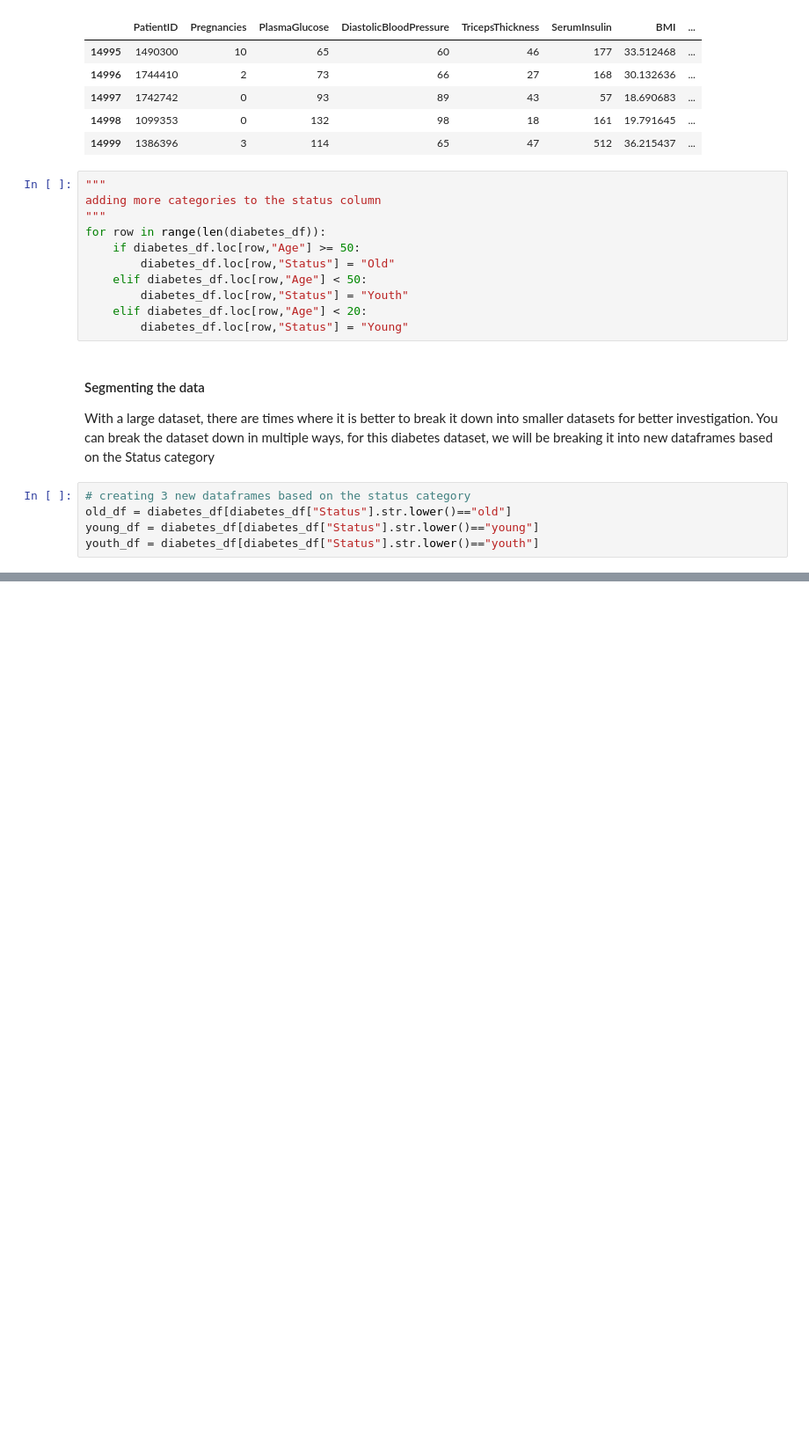
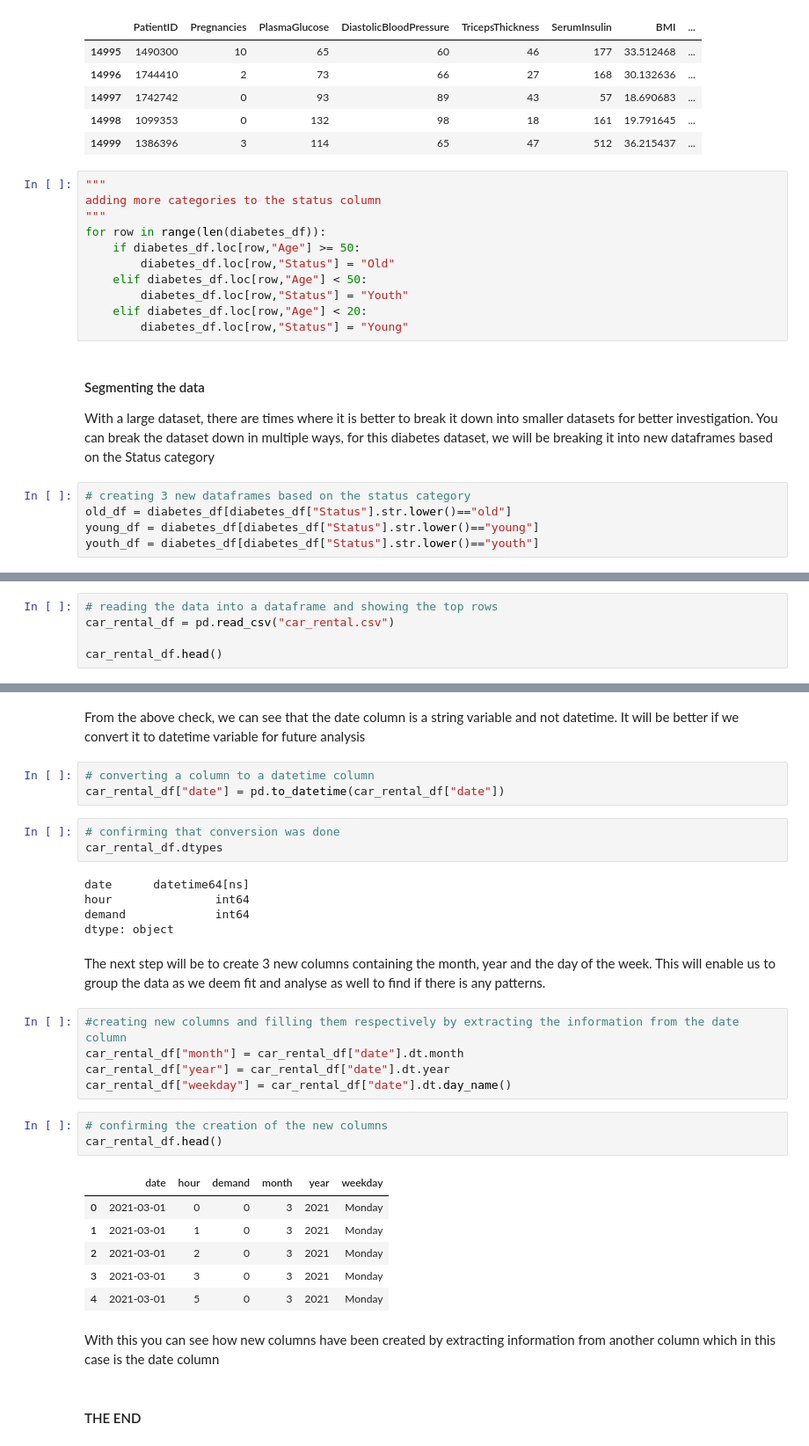
Before and after one commit to Ebuka21/DA_Data_Science_101, a Jupyter notebook: DA-Data_Cleaning.ipynb, the cells around one changed output, grey strips where cells are left out. Shown at 88% size. Drawn from its saved outputs; the diff is of its cells as text; blank space fills up the shorter version.

Commit message:
Changed file name Added more to the note

```diff
--- a/DA.ipynb
+++ b/DA-Data_Cleaning.ipynb
@@ -300,0 +316,5 @@ dataframe.describe()
+# %%
+# reading the data into a dataframe and showing the top rows
+car_rental_df = pd.read_csv("car_rental.csv")
+
+car_rental_df.head()
@@ -300,0 +336,34 @@ dataframe.describe()
+# %% [markdown]
+From the above check, we can see that the date column is a string variable and not datetime. It will be better if we convert it to datetime variable for future analysis
+# %%
+# converting a column to a datetime column
+car_rental_df["date"] = pd.to_datetime(car_rental_df["date"])
+# %%
+# confirming that conversion was done
+car_rental_df.dtypes
+# %% [output]
+date      datetime64[ns]
+hour               int64
+demand             int64
+dtype: object
+# %% [markdown]
+The next step will be to create 3 new columns containing the month, year and the day of the week. This will enable us to group the data as we deem fit and analyse as well to find if there is any patterns.
+# %%
+#creating new columns and filling them respectively by extracting the information from the date column
+car_rental_df["month"] = car_rental_df["date"].dt.month
+car_rental_df["year"] = car_rental_df["date"].dt.year
+car_rental_df["weekday"] = car_rental_df["date"].dt.day_name()
+# %%
+# confirming the creation of the new columns
+car_rental_df.head()
+# %% [output]
+|  | date | hour | demand | month | year | weekday |
+| 0 | 2021-03-01 | 0 | 0 | 3 | 2021 | Monday |
+| 1 | 2021-03-01 | 1 | 0 | 3 | 2021 | Monday |
+| 2 | 2021-03-01 | 2 | 0 | 3 | 2021 | Monday |
+| 3 | 2021-03-01 | 3 | 0 | 3 | 2021 | Monday |
+| 4 | 2021-03-01 | 5 | 0 | 3 | 2021 | Monday |
+# %% [markdown]
+With this you can see how new columns have been created by extracting information from another column which in this case is the date column
+# %% [markdown]
+#### THE END
```
Also changed, not shown: parts of 18 cells of this notebook.
